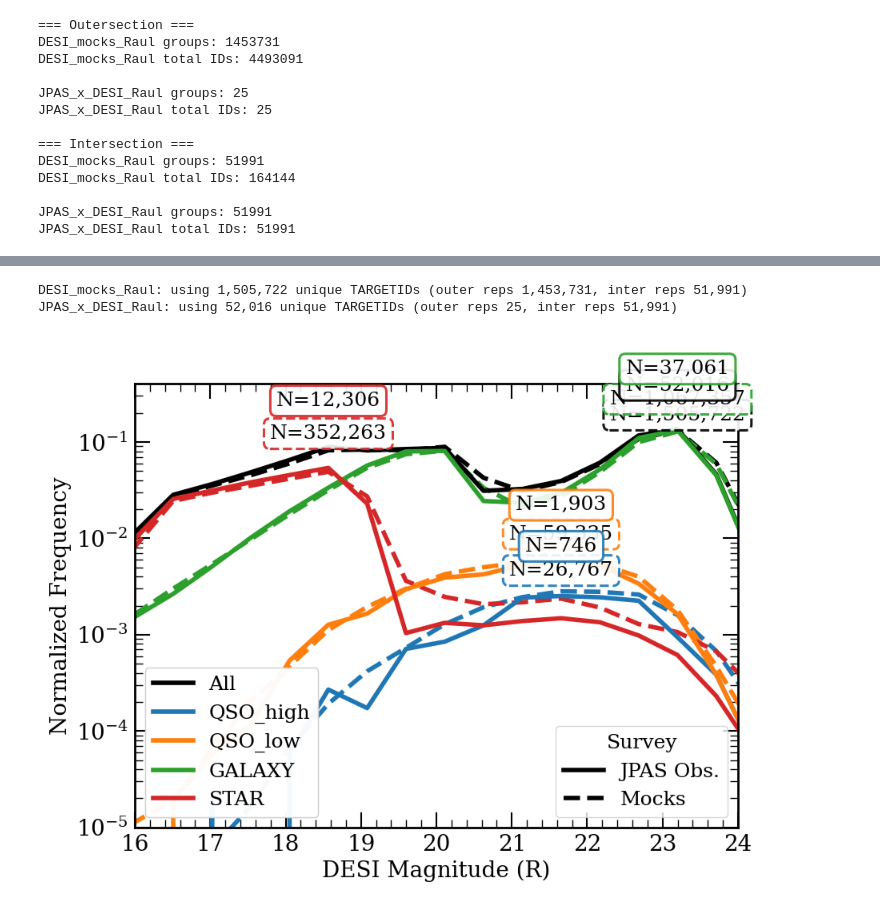
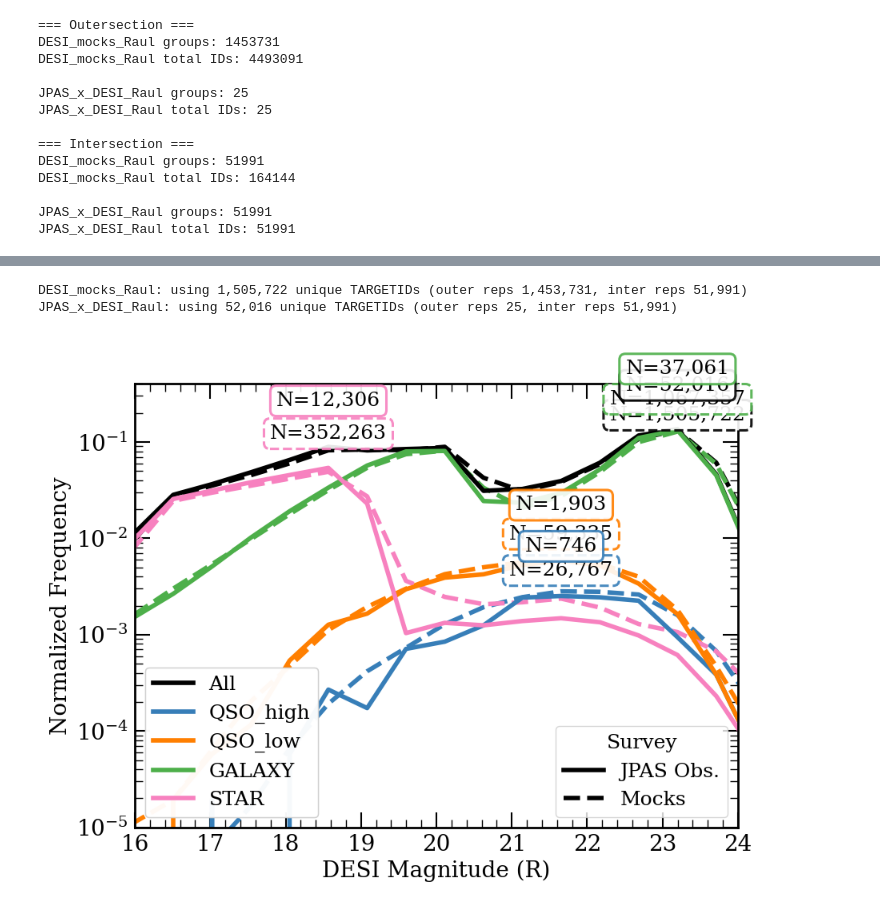
Before and after one commit to daniellopezcano/JPAS_Domain_Adaptation, a Jupyter notebook: notebooks/02_crossmatch_tools.ipynb, the cells around one changed output, grey strips where cells are left out. Cells and saved outputs as stored; diff of their text form; code cells hidden in the pictures.

Commit message:
v1.0 - changed colors - 200 sweeps

```diff
--- a/notebooks/02_crossmatch_tools.ipynb
+++ b/notebooks/02_crossmatch_tools.ipynb
@@ -402,7 +402,8 @@ if n_classes == 1:
 
 # Colors: one per spectral class
 # colors = plt.cm.tab10(np.linspace(0.05, 0.95, n_classes))
-colors = np.array(plt.cm.get_cmap("tab10").colors[:n_classes])
+# colors = np.array(plt.cm.get_cmap("tab10").colors[:n_classes])
+colors = ['#377eb8', '#ff7f00', '#4daf4a', '#f781bf', '#a65628', '#984ea3', '#999999', '#e41a1c', '#dede00']
 linestyles = {survey_jpas: "-", survey_desi: "--"}
 
 # Label each survey only once across all subplots
@@ -614,7 +615,7 @@ survey_labels = {
     "DESI_mocks_Raul":  "Mocks",
 }
 labels = ["QSO_high", "QSO_low", "GALAXY", "STAR"]
-class_colors = {"All": "black"} | {k: v.tolist() for k, v in zip(labels, colors)}
+class_colors = {"All": "black"} | {k: v for k, v in zip(labels, colors)}
 
 class_labels = {k: k for k in class_colors.keys()}
 
@@ -654,31 +655,31 @@ fig, ax = plotting_utils.plot_multi_histograms_two_legends_new(
     x_label="DESI Magnitude (R)",
     y_label="Normalized Frequency",
     title=None,
     # x_range=None means use the full data range; here we set explicit limits below
     x_range=None,
     figsize=(9, 7),
     # legends
     show_survey_legend=True, survey_legend_loc="lower right",
     show_class_legend=True,  class_legend_loc="lower left",
     legend_fontsize=18,
     # scaling & labels
     logy=True,
     label_on_curve=True,          # one label per curve
     curve_label_mode="count",     # show only N={N}
     total_label_fmt="N={N:,}",    # e.g., N=12,345
     # disable old band boxes
     show_band_counts=False,
     # aesthetics
     linewidth=4.0,
 )
 
 # Magnitude range and y-limits as you specified
 ax.set_xlim(16, 24)
 ax.set_ylim(1e-5, 0.4)
 
 fig.savefig(os.path.join(global_setup.path_saved_figures, "histogram_Mocks_Obs_class_distributions.pdf"))
 plt.show()
 # %% [output]
 DESI_mocks_Raul: using 1,505,722 unique TARGETIDs (outer reps 1,453,731, inter reps 51,991)
 JPAS_x_DESI_Raul: using 52,016 unique TARGETIDs (outer reps 25, inter reps 51,991)
-[figure, old version]
+[figure, new version]
```
Also changed, not shown: parts of 5 cells of this notebook, 11 other files.
